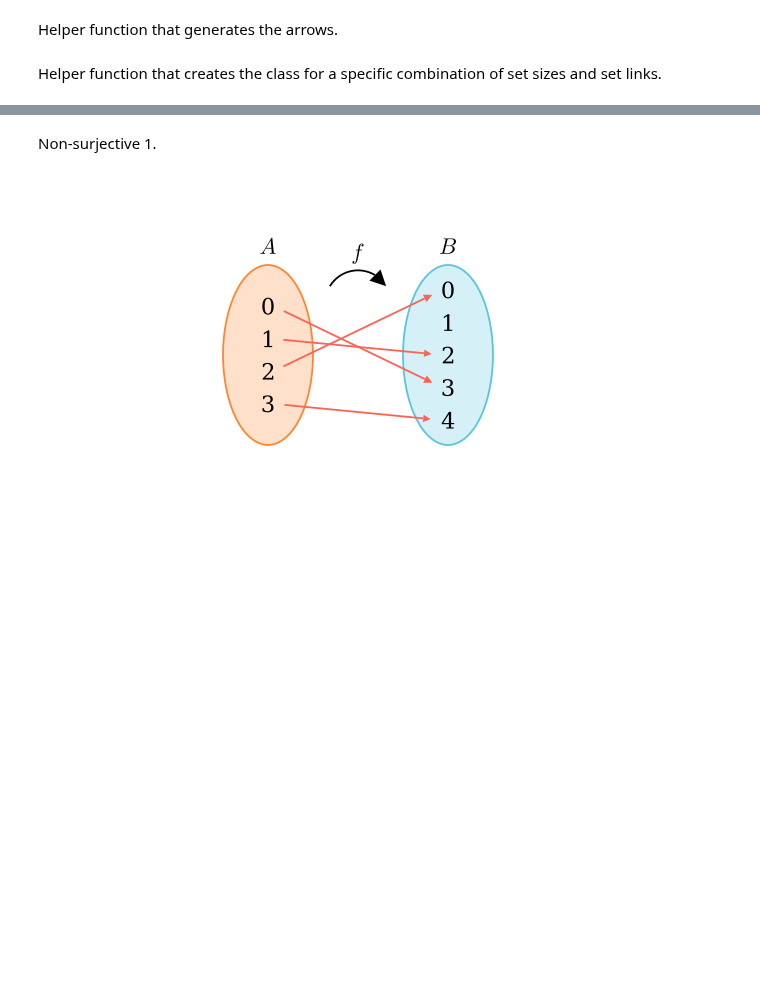
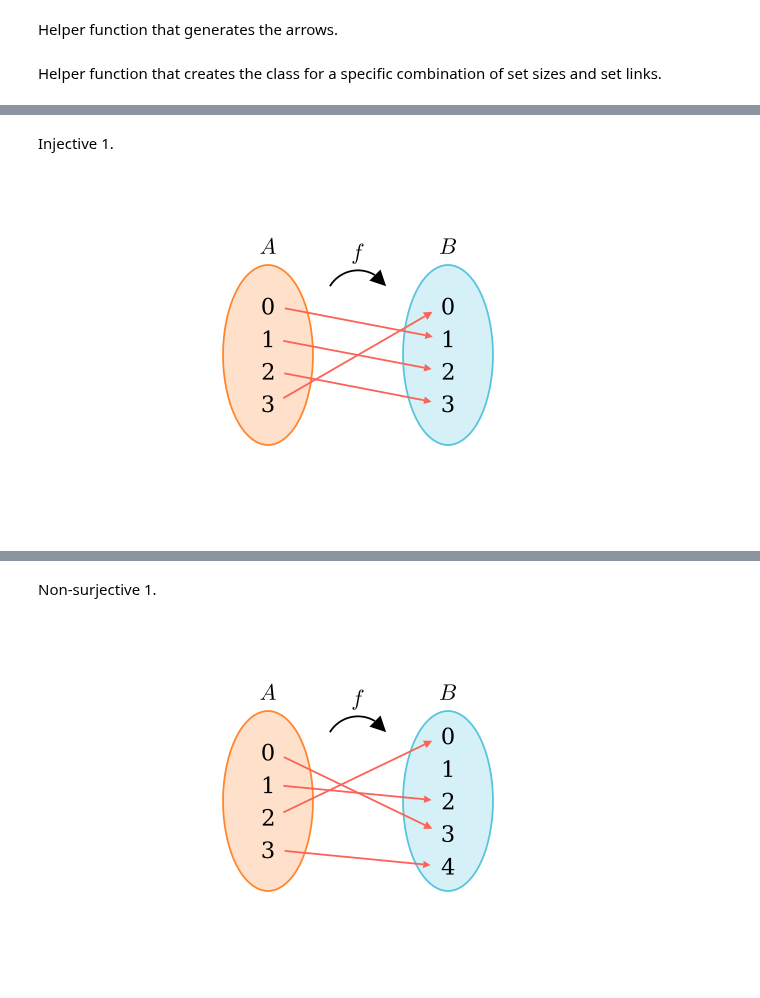
Before and after one commit to PhotonicGluon/NZQRC-Book, a Jupyter notebook: code/image_generation/notebooks/part-1/functions.ipynb, the cells around one changed output, grey strips where cells are left out. Drawn from its saved outputs; the diff is of its cells as text; code cells hidden in the pictures; blank space fills up the shorter version.

```diff
--- a/code/image_generation/notebooks/part-1/functions.ipynb
+++ b/code/image_generation/notebooks/part-1/functions.ipynb
@@ -513,0 +551,17 @@ def make_surjective_detective(a_size: int, b_size: int, links: list[tuple[int, i
+# %% [markdown]
+Injective 1.
+# %%
+%%generate_image surjective-detective_yesinj_1 DetectiveDiagram
+
+DetectiveDiagram = make_detective(
+    4,
+    4,
+    [
+        (0, 1),
+        (1, 2),
+        (2, 3),
+        (3, 0)
+    ]
+)
+# %% [output]
+[figure, added]
```
Also changed, not shown: parts of 14 cells of this notebook, 6 other files.
